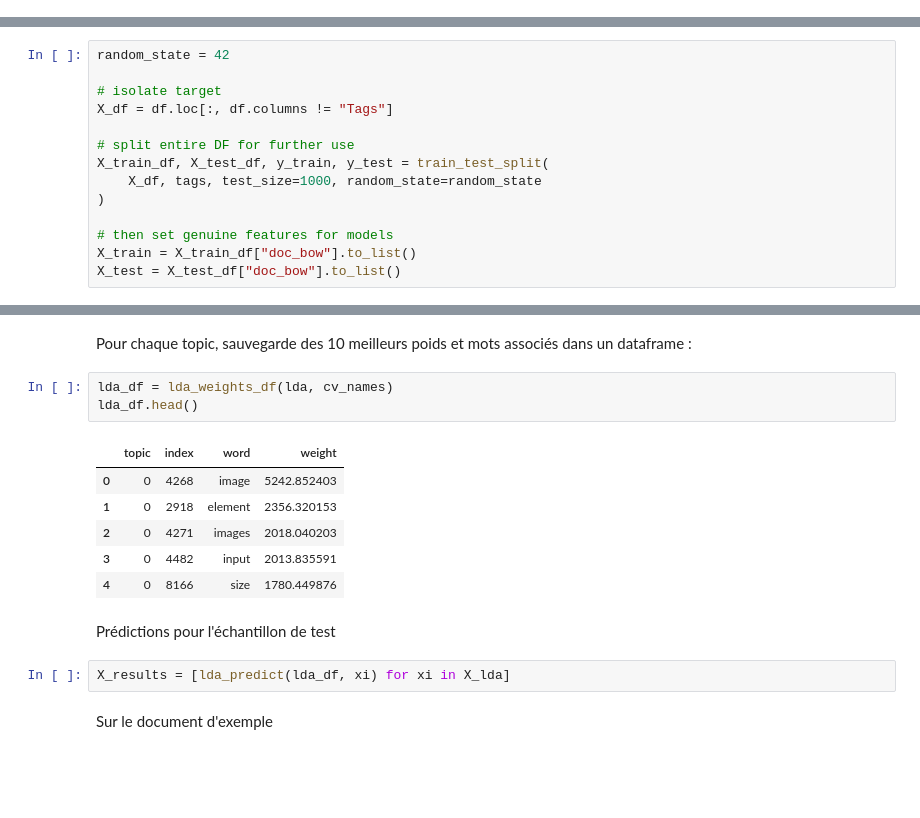
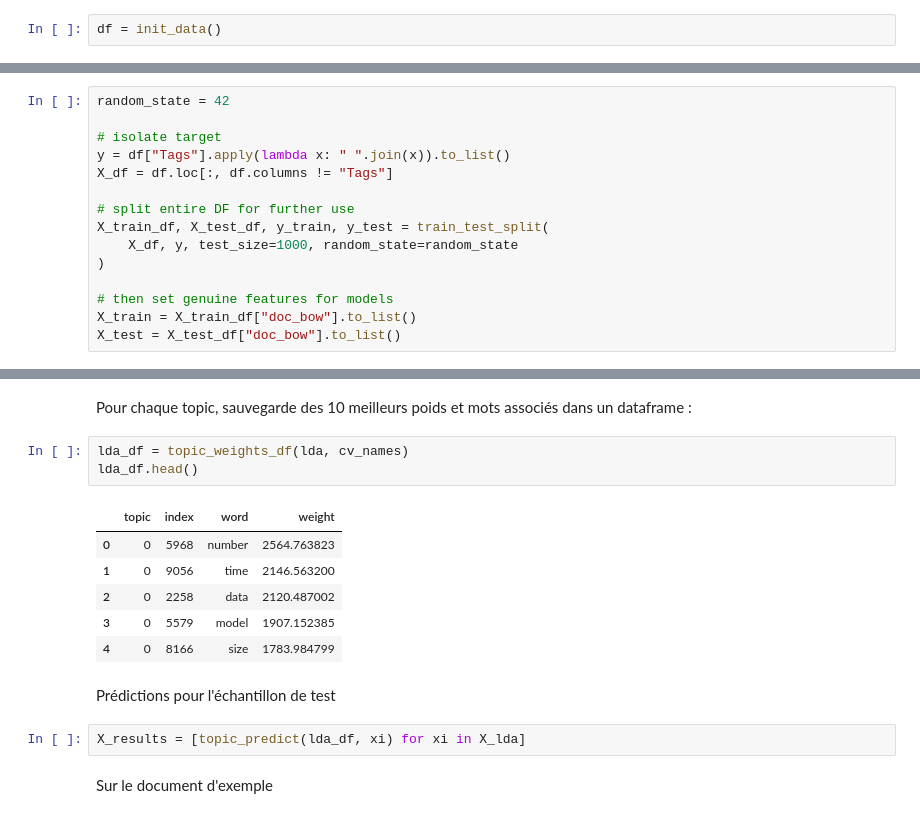
Before and after one commit to sycod/OC_P5_SoF, a Jupyter notebook: 3_non_supervise.ipynb, the cells around one changed output, grey strips where cells are left out. Saved outputs shown, nothing was run; the diff lists cells and outputs as text; blank space fills up the shorter version.

```diff
--- a/3_non_supervise.ipynb
+++ b/3_non_supervise.ipynb
@@ -73,0 +64,2 @@ else:
+# %%
+df = init_data()
@@ -97,11 +89,12 @@ Séparation de 1000 documents pour les tests, le reste pour l'entraînement des
 random_state = 42
 
 # isolate target
+y = df["Tags"].apply(lambda x: " ".join(x)).to_list()
 X_df = df.loc[:, df.columns != "Tags"]
 
 # split entire DF for further use
 X_train_df, X_test_df, y_train, y_test = train_test_split(
-    X_df, tags, test_size=1000, random_state=random_state
+    X_df, y, test_size=1000, random_state=random_state
 )
 
 # then set genuine features for models
@@ -350,19 +345,19 @@ Pour cela, il est possible de pondérer le poids de chacun des 10 meilleurs mots
 # %% [markdown]
 Pour chaque topic, sauvegarde des 10 meilleurs poids et mots associés dans un dataframe :
 # %%
-lda_df = lda_weights_df(lda, cv_names)
+lda_df = topic_weights_df(lda, cv_names)
 lda_df.head()
 # %% [output]
 |  | topic | index | word | weight |
-| 0 | 0 | 4268 | image | 5242.852403 |
-| 1 | 0 | 2918 | element | 2356.320153 |
-| 2 | 0 | 4271 | images | 2018.040203 |
-| 3 | 0 | 4482 | input | 2013.835591 |
-| 4 | 0 | 8166 | size | 1780.449876 |
+| 0 | 0 | 5968 | number | 2564.763823 |
+| 1 | 0 | 9056 | time | 2146.563200 |
+| 2 | 0 | 2258 | data | 2120.487002 |
+| 3 | 0 | 5579 | model | 1907.152385 |
+| 4 | 0 | 8166 | size | 1783.984799 |
 # %% [markdown]
 Prédictions pour l'échantillon de test
 # %%
-X_results = [lda_predict(lda_df, xi) for xi in X_lda]
+X_results = [topic_predict(lda_df, xi) for xi in X_lda]
 # %% [markdown]
 Sur le document d'exemple
 # %%
```
Also changed, not shown: parts of 46 cells of this notebook, 4 other files.
